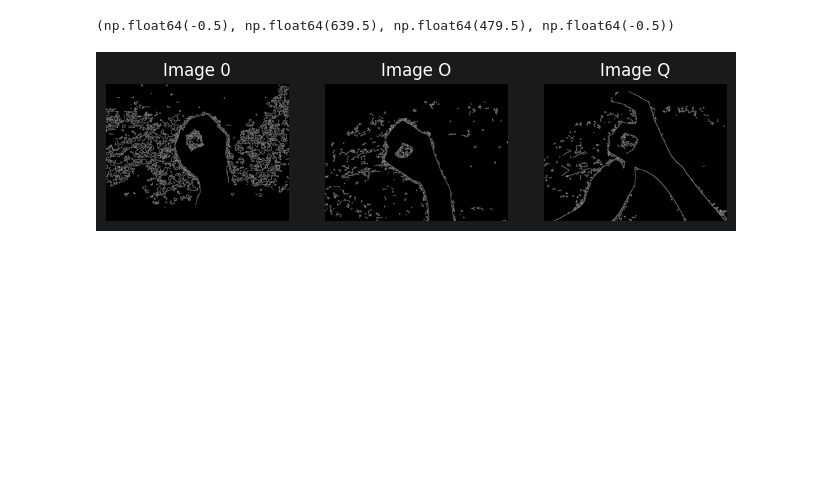
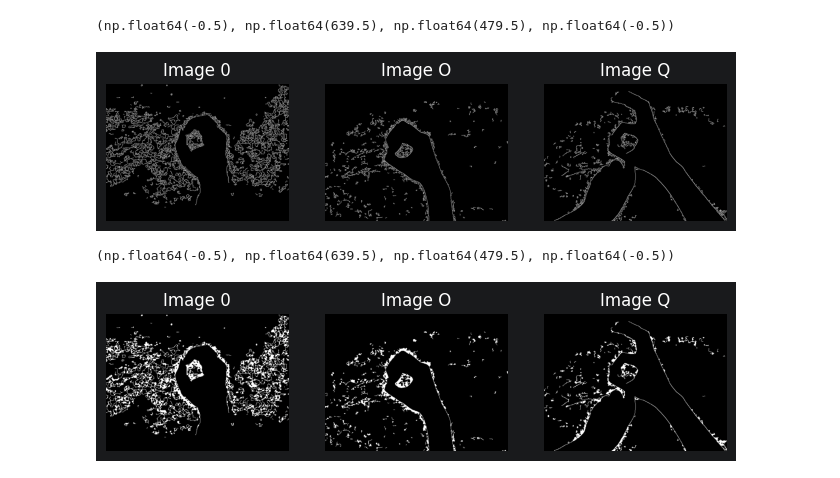
Before and after one commit to aviksarkar0204-stack/AI_Lab_Project, a Jupyter notebook: 01_Data_Exploration_new.ipynb, the cells around one changed output. Saved outputs shown, nothing was run; the diff lists cells and outputs as text; code cells hidden in the pictures; blank space fills up the shorter version.

Commit message:
Add morphological operations for edge cleaning and visualization in 01_Data_Exploration_new notebook

```diff
--- a/01_Data_Exploration_new.ipynb
+++ b/01_Data_Exploration_new.ipynb
@@ -133,3 +133,35 @@ plt.axis("off")
 # %% [output]
 (np.float64(-0.5), np.float64(639.5), np.float64(479.5), np.float64(-0.5))
 [figure]
+# %%
+# Define a kernel (shape and size matter)
+kernel = cv2.getStructuringElement(cv2.MORPH_RECT, (3,3))
+
+# Apply morphological operations on Canny edges
+image_0_clean = cv2.morphologyEx(image_canny_0, cv2.MORPH_CLOSE, kernel)
+image_O_clean = cv2.morphologyEx(image_canny_O, cv2.MORPH_CLOSE, kernel)
+image_Q_clean = cv2.morphologyEx(image_canny_Q, cv2.MORPH_CLOSE, kernel)
+
+# Optional: also try MORPH_OPEN to remove small specks
+# image_0_clean = cv2.morphologyEx(image_canny_0, cv2.MORPH_OPEN, kernel)
+
+
+plt.figure(figsize=(8,4))
+
+plt.subplot(1,3,1)
+plt.imshow(image_0_clean, cmap="gray")
+plt.title("Image 0")
+plt.axis("off")
+
+plt.subplot(1,3,2)
+plt.imshow(image_O_clean, cmap="gray")
+plt.title("Image O")
+plt.axis("off")
+
+plt.subplot(1,3,3)
+plt.imshow(image_Q_clean, cmap="gray")
+plt.title("Image Q")
+plt.axis("off")
+# %% [output]
+(np.float64(-0.5), np.float64(639.5), np.float64(479.5), np.float64(-0.5))
+[figure, added]
```
Also changed, not shown: parts of 1 cell of this notebook.
